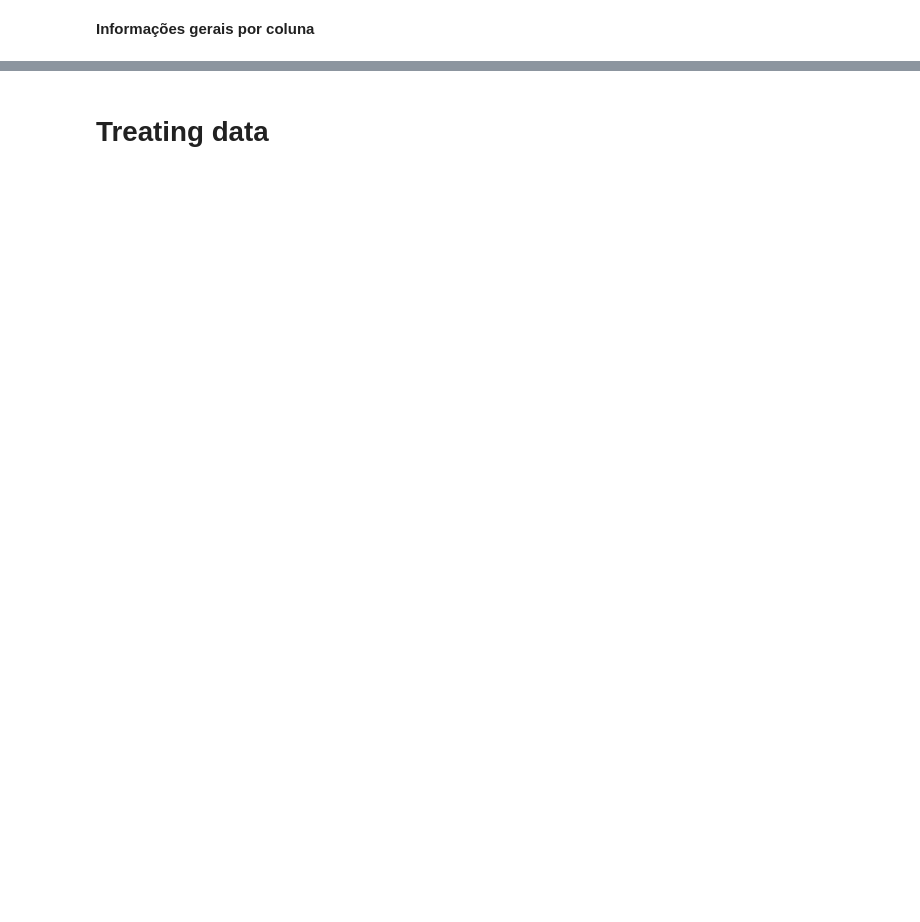
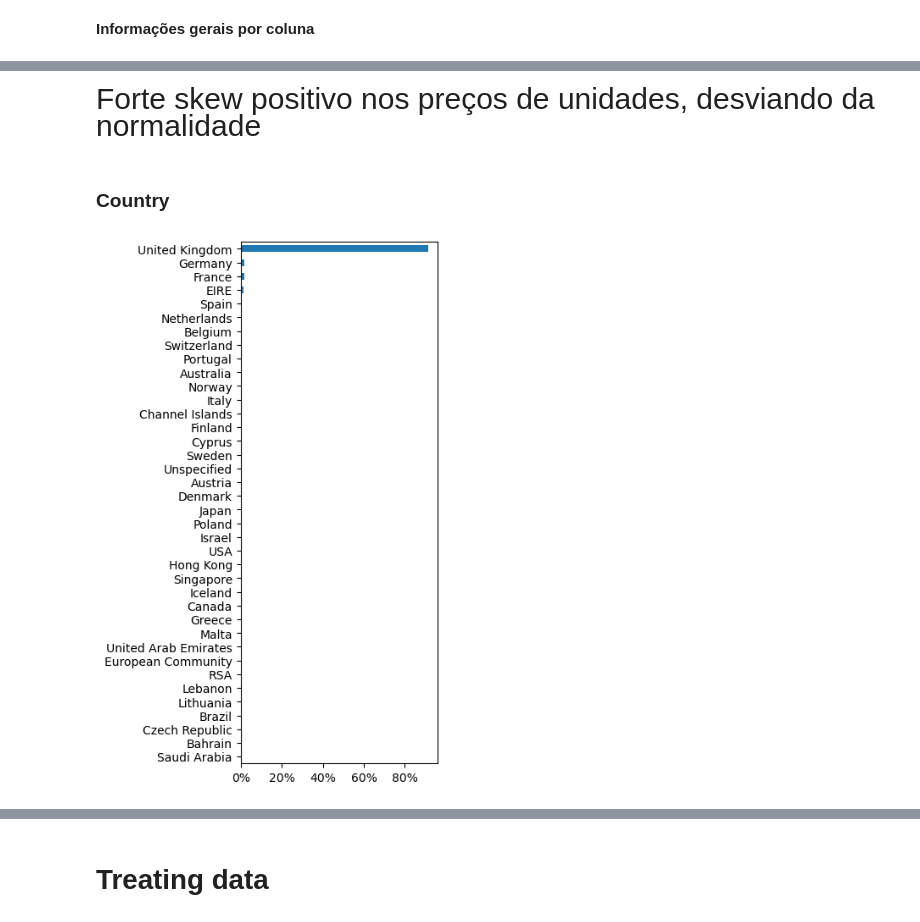
Before and after one commit to joaov-alves/project_customer_clustering, a Jupyter notebook: notebooks/notebook.ipynb, the cells around one changed output, grey strips where cells are left out. Cells and saved outputs as stored; diff of their text form; code cells hidden in the pictures; blank space fills up the shorter version.

```diff
--- a/notebooks/notebook.ipynb
+++ b/notebooks/notebook.ipynb
@@ -206,0 +357,10 @@ df0.describe(include='all')
+# %% [markdown]
+<span style="font-size:30px;">Forte skew positivo nos preços de unidades, desviando da normalidade<span>
+# %% [markdown]
+### Country
+# %%
+plt.figure(figsize=(3,8))
+ax = df0.Country.value_counts(normalize=True, ascending=True).plot(kind='barh');
+ax.xaxis.set_major_formatter(FuncFormatter(lambda y, _: f'{y:.0%}'))
+# %% [output]
+[figure, added]
```
Also changed, not shown: parts of 36 cells of this notebook, 1 other file.
